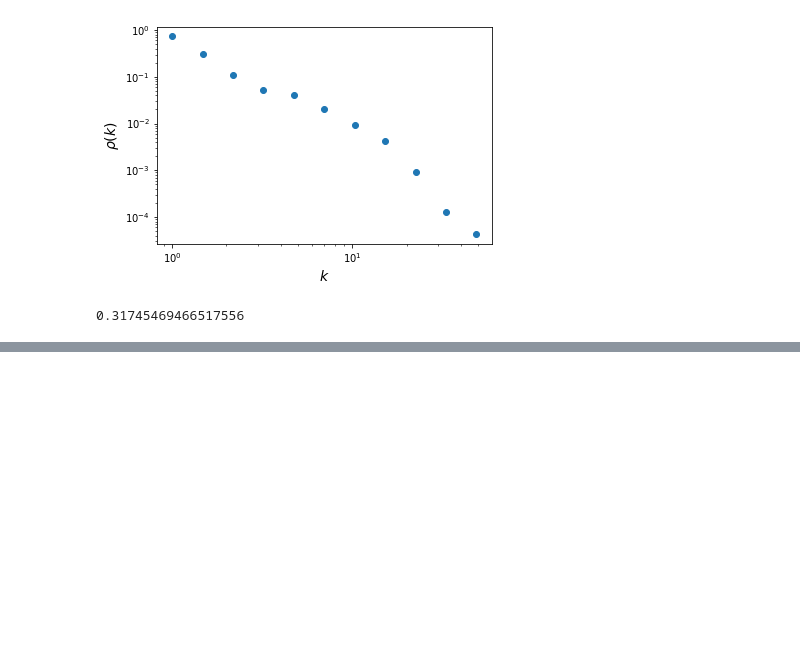
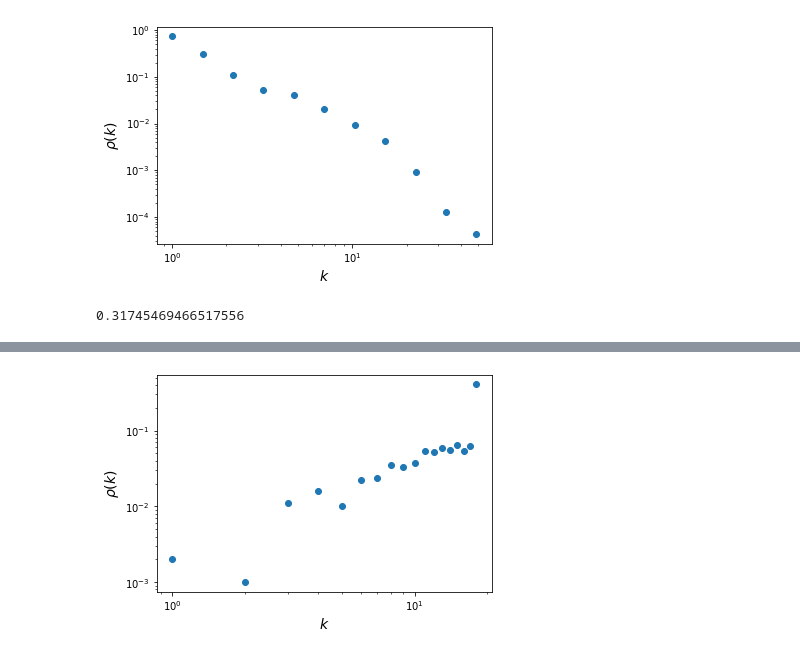
Before and after one commit to realfolkcode/random-convex-graphs, a Jupyter notebook: random_convex_graphs.ipynb, the cells around one changed output, grey strips where cells are left out. Cells and saved outputs as stored; diff of their text form; code cells hidden in the pictures; blank space fills up the shorter version.

```diff
--- a/random_convex_graphs.ipynb
+++ b/random_convex_graphs.ipynb
@@ -256,0 +283,4 @@ nx.average_clustering(V)
+# %%
+plot_lin_degree_distribution(degrees)
+# %% [output]
+[figure, added]
```
Also changed, not shown: parts of 24 cells of this notebook.
